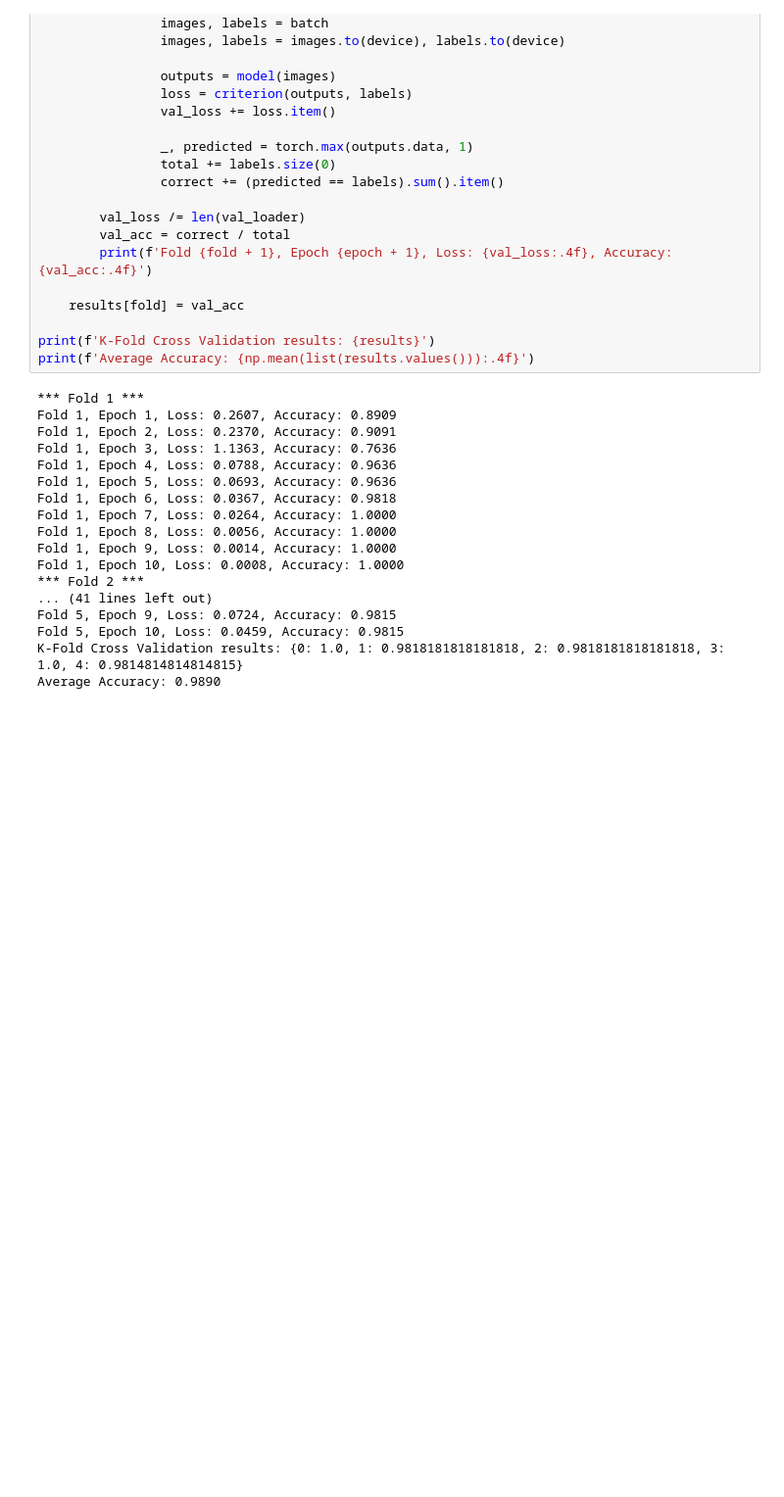
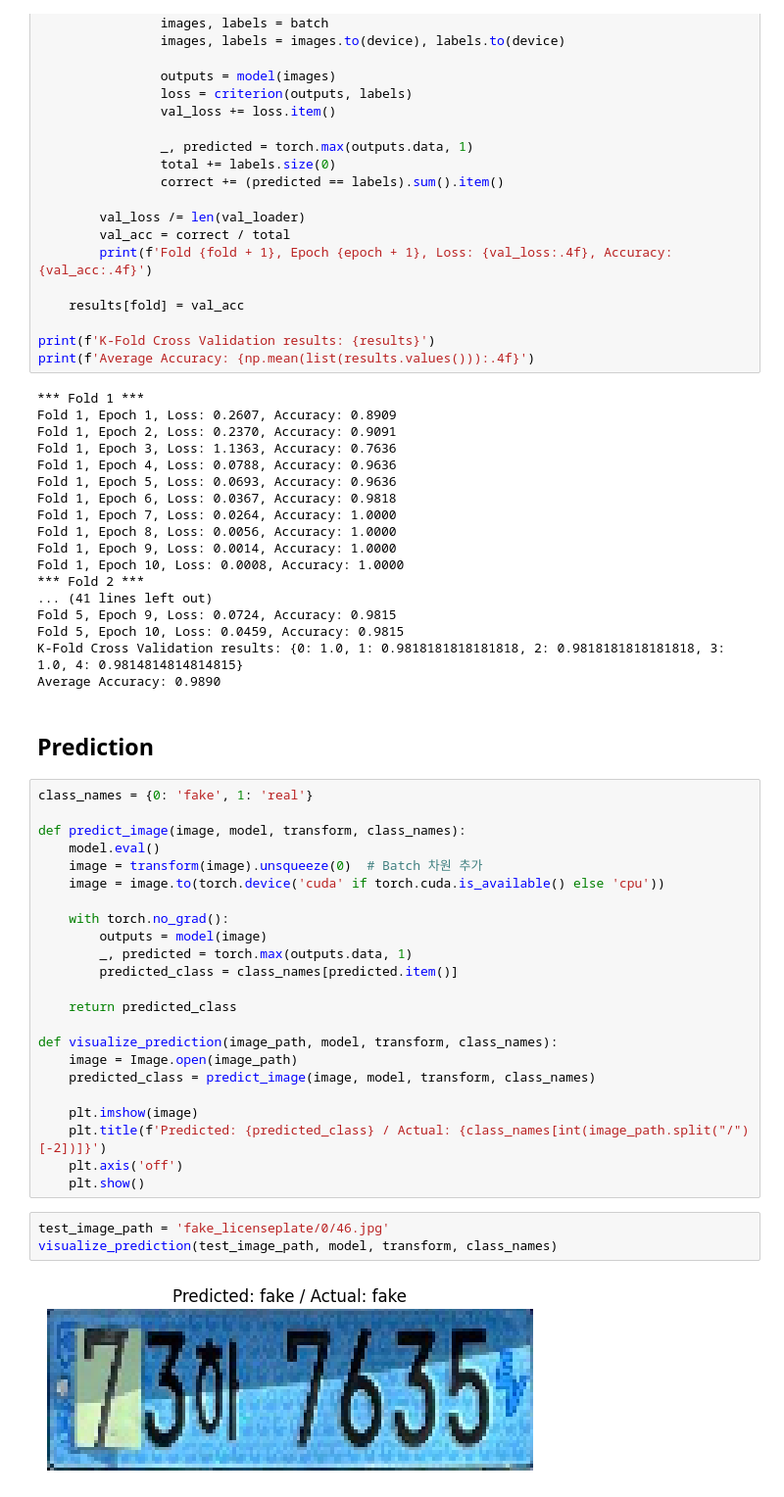
Before and after one commit to unique-chan/FakeLP, a Jupyter notebook: task_a.ipynb, the cells around one changed output. Shown: that part at 98% size. Saved outputs shown, nothing was run; the diff lists cells and outputs as text; blank space fills up the shorter version.

Commit message:
prediction example +

```diff
--- a/task_a.ipynb
+++ b/task_a.ipynb
@@ -131,3 +133,33 @@ Fold 5, Epoch 9, Loss: 0.0724, Accuracy: 0.9815
 Fold 5, Epoch 10, Loss: 0.0459, Accuracy: 0.9815
 K-Fold Cross Validation results: {0: 1.0, 1: 0.9818181818181818, 2: 0.9818181818181818, 3: 1.0, 4: 0.9814814814814815}
 Average Accuracy: 0.9890
+# %% [markdown]
+## Prediction
+# %%
+class_names = {0: 'fake', 1: 'real'}
+
+def predict_image(image, model, transform, class_names):
+    model.eval()
+    image = transform(image).unsqueeze(0)  # Batch 차원 추가
+    image = image.to(torch.device('cuda' if torch.cuda.is_available() else 'cpu'))
+
+    with torch.no_grad():
+        outputs = model(image)
+        _, predicted = torch.max(outputs.data, 1)
+        predicted_class = class_names[predicted.item()]
+
+    return predicted_class
+
+def visualize_prediction(image_path, model, transform, class_names):
+    image = Image.open(image_path)
+    predicted_class = predict_image(image, model, transform, class_names)
+
+    plt.imshow(image)
+    plt.title(f'Predicted: {predicted_class} / Actual: {class_names[int(image_path.split("/")[-2])]}')
+    plt.axis('off')
+    plt.show()
+# %%
+test_image_path = 'fake_licenseplate/0/46.jpg'
+visualize_prediction(test_image_path, model, transform, class_names)
+# %% [output]
+[figure, added]
```
Also changed, not shown: parts of 2 cells of this notebook.
